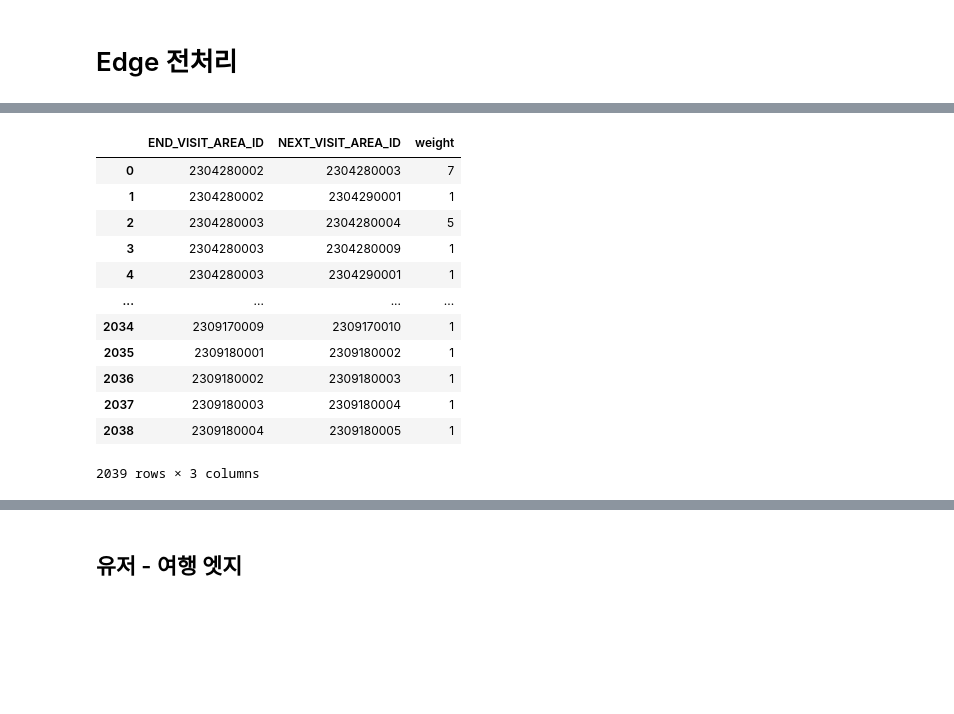
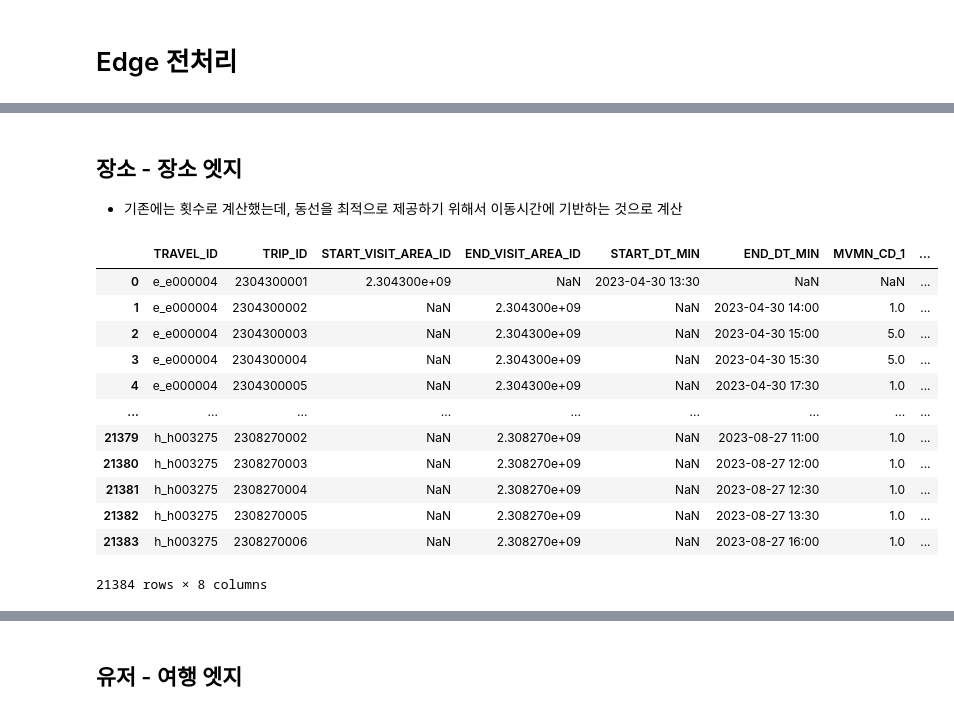
Before and after one commit to UnknwonD/GNN_Recommend, a Jupyter notebook: GNN/data_preprocess.ipynb, the cells around one changed output, grey strips where cells are left out. Saved outputs shown, nothing was run; the diff lists cells and outputs as text; code cells hidden in the pictures; blank space fills up the shorter version.

```diff
--- a/GNN/data_preprocess.ipynb
+++ b/GNN/data_preprocess.ipynb
@@ -64,22 +44,19 @@ move_edges["NEXT_VISIT_AREA_ID"] = move_edges["NEXT_VISIT_AREA_ID"].astype(int)
-# %%
-# 이동 쌍 빈도 계산
-move_freq = (
-    move_edges.groupby(["END_VISIT_AREA_ID", "NEXT_VISIT_AREA_ID"])
-    .size()
-    .reset_index(name="weight")
-)
-move_freq
-# %% [output]
-|  | END_VISIT_AREA_ID | NEXT_VISIT_AREA_ID | weight |
-| 0 | 2304280002 | 2304280003 | 7 |
-| 1 | 2304280002 | 2304290001 | 1 |
-| 2 | 2304280003 | 2304280004 | 5 |
-| 3 | 2304280003 | 2304280009 | 1 |
-| 4 | 2304280003 | 2304290001 | 1 |
-| ... | ... | ... | ... |
-| 2034 | 2309170009 | 2309170010 | 1 |
-| 2035 | 2309180001 | 2309180002 | 1 |
-| 2036 | 2309180002 | 2309180003 | 1 |
-| 2037 | 2309180003 | 2309180004 | 1 |
-| 2038 | 2309180004 | 2309180005 | 1 |
-2039 rows × 3 columns
+# %% [markdown]
+## 장소 - 장소 엣지
+- 기존에는 횟수로 계산했는데, 동선을 최적으로 제공하기 위해서 이동시간에 기반하는 것으로 계산
+# %%
+move_df
+# %% [output]
+|  | TRAVEL_ID | TRIP_ID | START_VISIT_AREA_ID | END_VISIT_AREA_ID | START_DT_MIN | END_DT_MIN | MVMN_CD_1 | ... |
+| 0 | e_e000004 | 2304300001 | 2.304300e+09 | NaN | 2023-04-30 13:30 | NaN | NaN | ... |
+| 1 | e_e000004 | 2304300002 | NaN | 2.304300e+09 | NaN | 2023-04-30 14:00 | 1.0 | ... |
+| 2 | e_e000004 | 2304300003 | NaN | 2.304300e+09 | NaN | 2023-04-30 15:00 | 5.0 | ... |
+| 3 | e_e000004 | 2304300004 | NaN | 2.304300e+09 | NaN | 2023-04-30 15:30 | 5.0 | ... |
+| 4 | e_e000004 | 2304300005 | NaN | 2.304300e+09 | NaN | 2023-04-30 17:30 | 1.0 | ... |
+| ... | ... | ... | ... | ... | ... | ... | ... | ... |
+| 21379 | h_h003275 | 2308270002 | NaN | 2.308270e+09 | NaN | 2023-08-27 11:00 | 1.0 | ... |
+| 21380 | h_h003275 | 2308270003 | NaN | 2.308270e+09 | NaN | 2023-08-27 12:00 | 1.0 | ... |
+| 21381 | h_h003275 | 2308270004 | NaN | 2.308270e+09 | NaN | 2023-08-27 12:30 | 1.0 | ... |
+| 21382 | h_h003275 | 2308270005 | NaN | 2.308270e+09 | NaN | 2023-08-27 13:30 | 1.0 | ... |
+| 21383 | h_h003275 | 2308270006 | NaN | 2.308270e+09 | NaN | 2023-08-27 16:00 | 1.0 | ... |
+21384 rows × 8 columns
```
Also changed, not shown: parts of 40 cells of this notebook, 1 other file.
